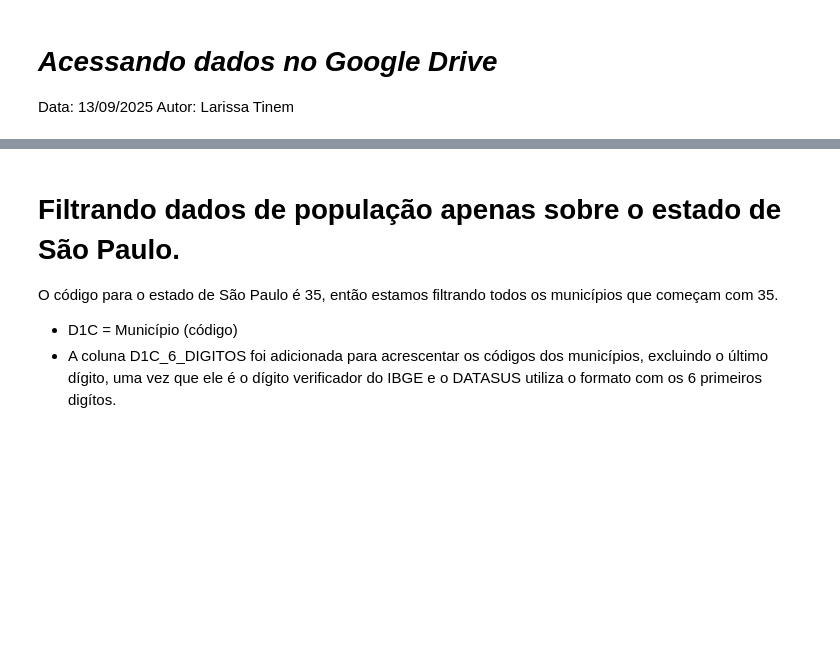
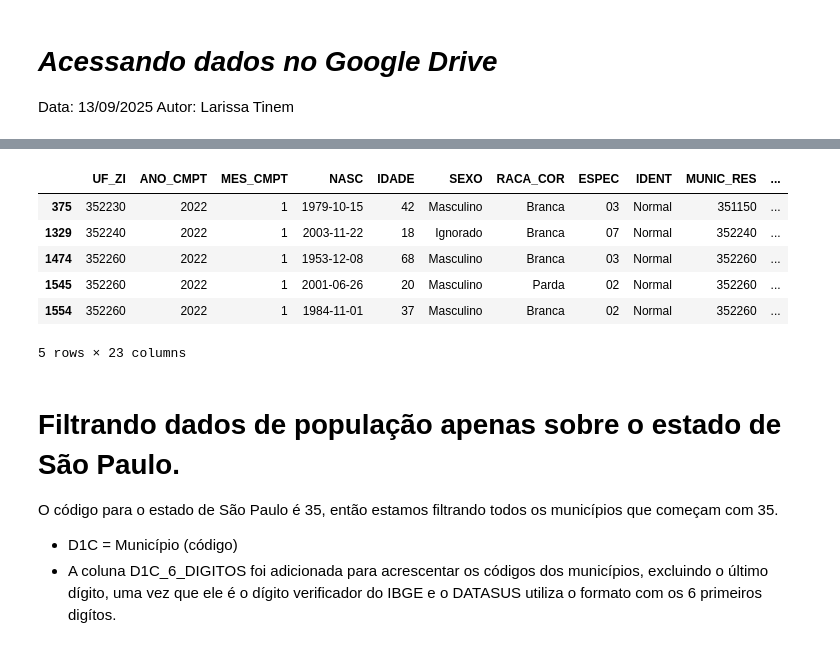
Before and after one commit to tinemyumi/saude-mental-datasus, a Jupyter notebook: codigos-python/eda.ipynb, the cells around one changed output, grey strips where cells are left out. Cells and saved outputs as stored; diff of their text form; code cells hidden in the pictures; blank space fills up the shorter version.

```diff
--- a/codigos-python/eda.ipynb
+++ b/codigos-python/eda.ipynb
@@ -175,4 +137 @@ Length: 113, dtype: int64
-# %%
-import numpy as np
-df = df.replace('',np.nan)
 # %% [markdown]
@@ -215,0 +195,30 @@ df_saude_mental[colunas_analise]
+# %%
+import importlib
+
+# Transformação dos tipos de dados
+
+# Conversão para formato de data
+df_saude_mental['DT_INTER'] = pd.to_datetime(df_saude_mental['DT_INTER'])
+df_saude_mental['DT_SAIDA'] = pd.to_datetime(df_saude_mental['DT_SAIDA'])
+df_saude_mental['NASC'] = pd.to_datetime(df_saude_mental['NASC'])
+
+# Conversão para int
+conversao_int = ['ANO_CMPT', 'MES_CMPT', 'IDADE', 'QT_DIARIAS', 'DIAS_PERM']
+for coluna in conversao_int:
+    df_saude_mental[coluna] = df_saude_mental[coluna].astype(int)
+# %%
+import sys
+sys.path.append('/content/drive/MyDrive/modulos_python')
+from trata_cnv import aplicar_cnv_coluna, aplicar_multiplos_cnvs
+
+# Lista CNVs
+cnvs = {
+    'SEXO': '/content/drive/MyDrive/DicionarioDados/SEXO.CNV',
+    'RACA_COR': '/content/drive/MyDrive/DicionarioDados/RACACOR.CNV',
+    'IDENT': '/content/drive/MyDrive/DicionarioDados/IDENT.CNV'
+}
+
+df_saude_mental = aplicar_multiplos_cnvs(df_saude_mental, cnvs)
+
+# Conferir
+df_saude_mental[['SEXO', 'RACA_COR', 'IDENT']].head(10)
@@ -215,0 +237,10 @@ df_saude_mental[colunas_analise]
+# %%
+df_saude_mental.head()
+# %% [output]
+|  | UF_ZI | ANO_CMPT | MES_CMPT | NASC | IDADE | SEXO | RACA_COR | ESPEC | IDENT | MUNIC_RES | ... |
+| 375 | 352230 | 2022 | 1 | 1979-10-15 | 42 | Masculino | Branca | 03 | Normal | 351150 | ... |
+| 1329 | 352240 | 2022 | 1 | 2003-11-22 | 18 | Ignorado | Branca | 07 | Normal | 352240 | ... |
+| 1474 | 352260 | 2022 | 1 | 1953-12-08 | 68 | Masculino | Branca | 03 | Normal | 352260 | ... |
+| 1545 | 352260 | 2022 | 1 | 2001-06-26 | 20 | Masculino | Parda | 02 | Normal | 352260 | ... |
+| 1554 | 352260 | 2022 | 1 | 1984-11-01 | 37 | Masculino | Branca | 02 | Normal | 352260 | ... |
+5 rows × 23 columns
```
Also changed, not shown: parts of 26 cells of this notebook.
